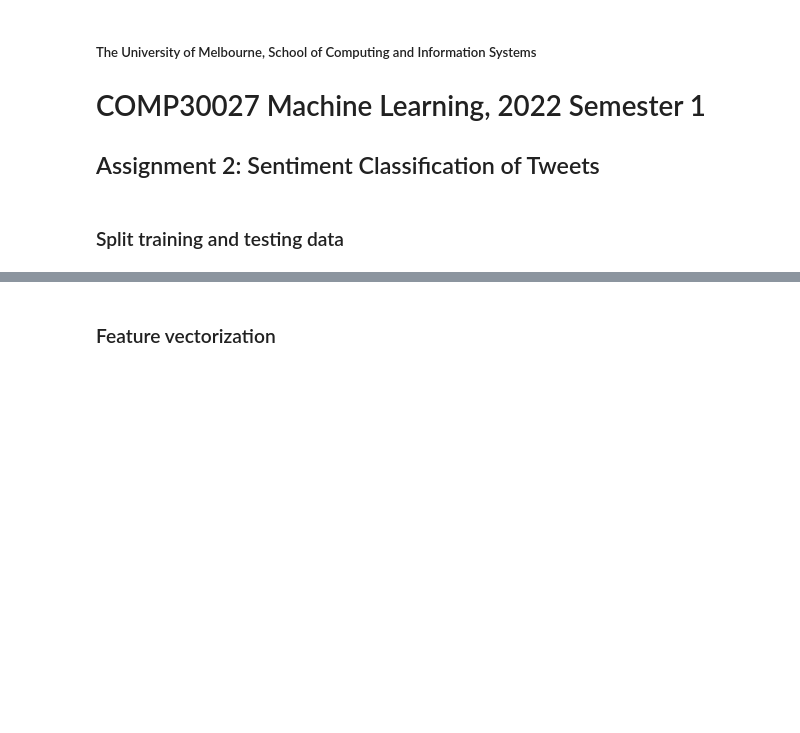
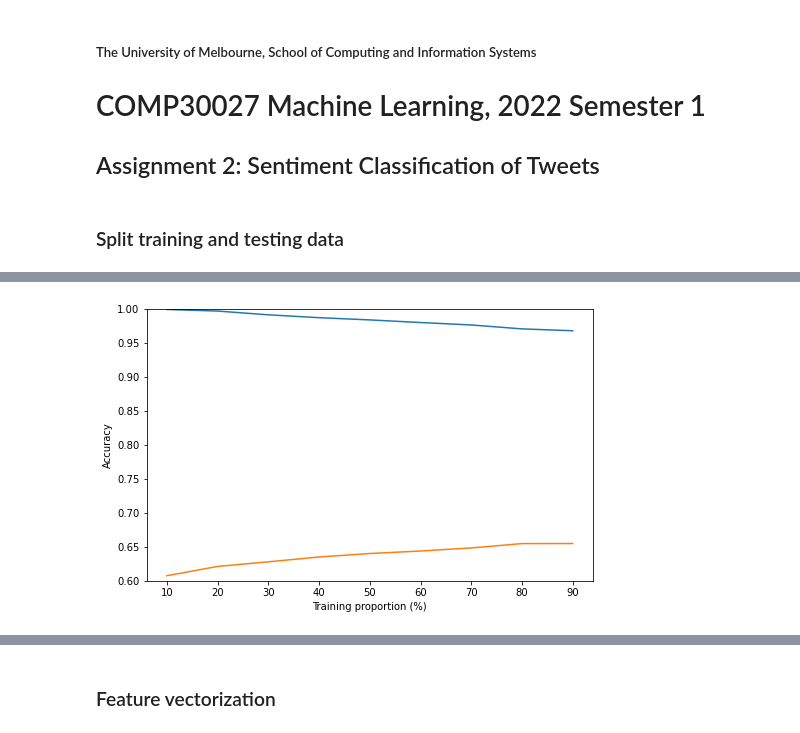
Before and after one commit to kelmanchen/tweet-sentiment-analysis, a Jupyter notebook: Assignment 2 Code.ipynb, the cells around one changed output, grey strips where cells are left out. Cells and saved outputs as stored; diff of their text form; code cells hidden in the pictures; blank space fills up the shorter version.

```diff
--- a/Assignment 2 Code.ipynb
+++ b/Assignment 2 Code.ipynb
@@ -31,0 +61,4 @@ from wordcloud import WordCloud
+# %%
+generate_learning_curve(df, svm.LinearSVC(), 0.6, 1.0)
+# %% [output]
+[figure, added]
```
Also changed, not shown: parts of 11 cells of this notebook.
